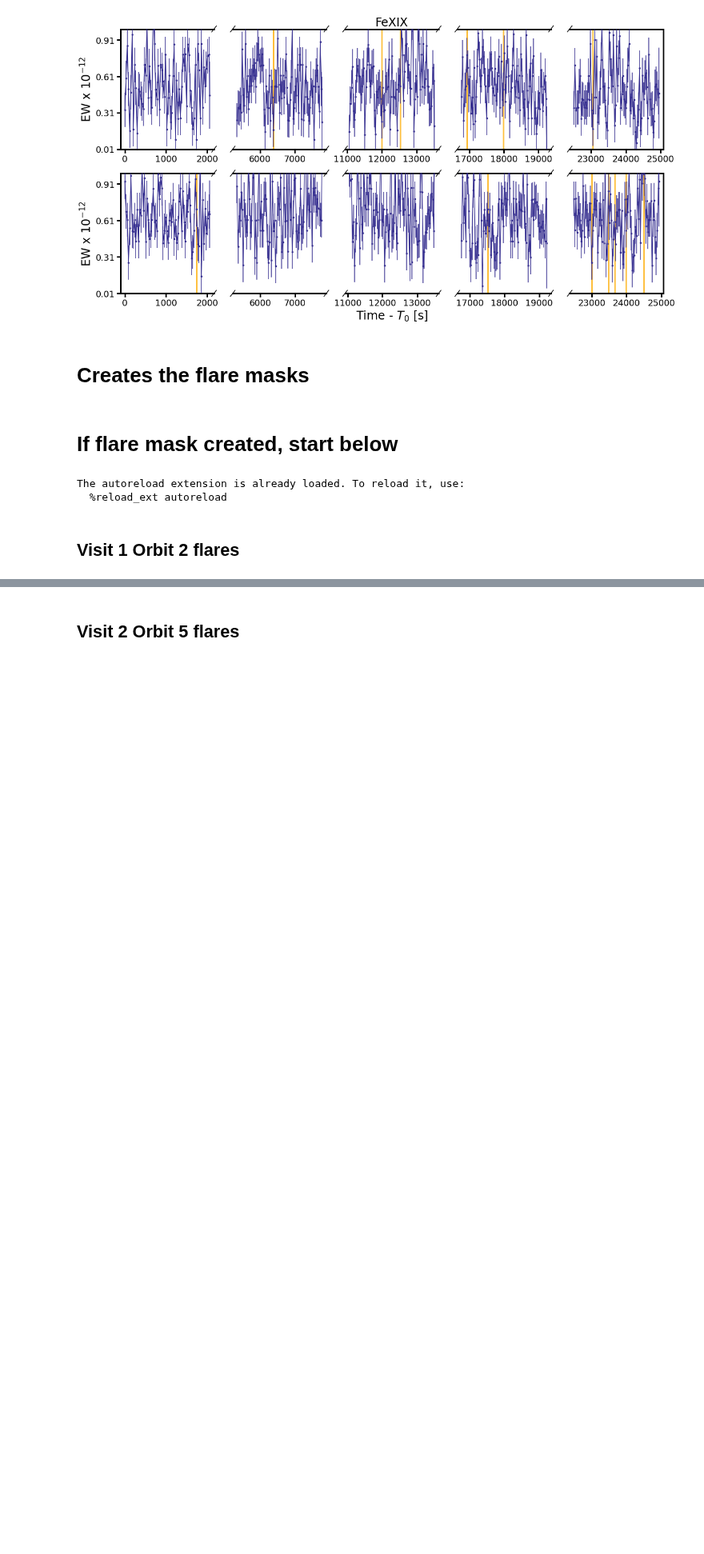
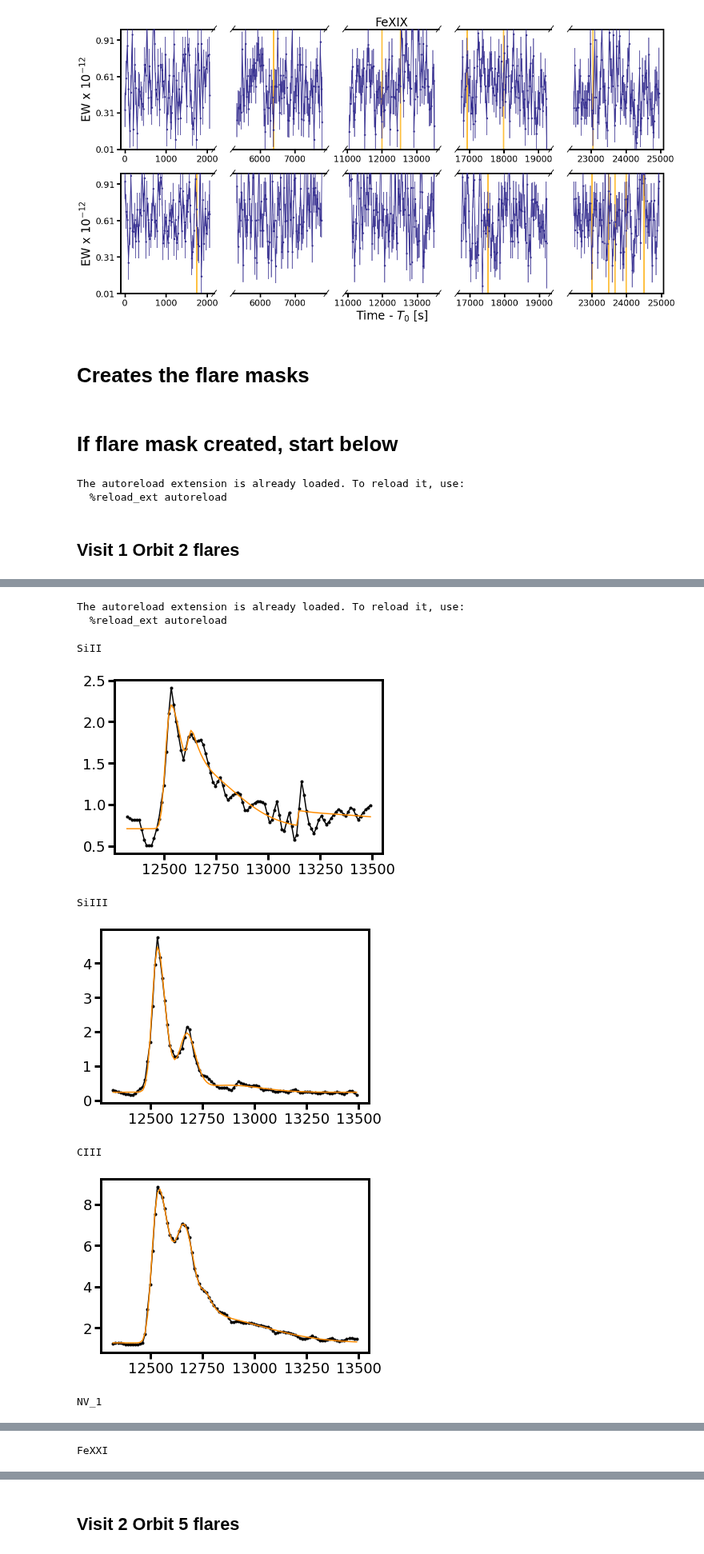
Before and after one commit to afeinstein20/cos_flares, a Jupyter notebook: notebooks/flare_analysis.ipynb, the cells around one changed output, grey strips where cells are left out. Shown at 80% size. Cells and saved outputs as stored; diff of their text form; code cells hidden in the pictures; blank space fills up the shorter version.

```diff
--- a/notebooks/flare_analysis.ipynb
+++ b/notebooks/flare_analysis.ipynb
@@ -406,0 +408,60 @@ FeXXI
+# %%
+%load_ext autoreload
+%autoreload 2
+sys.path.append('/Users/arcticfox/Documents/GitHub/cos_flares/src/')
+from utils import *
+from cos_flares import FlaresWithCOS
+# %% [output]
+The autoreload extension is already loaded. To reload it, use:
+  %reload_ext autoreload
+# %%
+fmodels = []
+
+mask = f_int[2] > 0
+tmp1 = []
+
+for ion in ions:
+    print(ion)
+
+    upsample = np.linspace(fwc.time[mask].min(), fwc.time[mask].max(), 100)
+
+    if ion !='CIII':
+        finterp = interp1d(fwc.time[mask], fwc.width_table[ion][mask]/1e-12)
+        einterp = interp1d(fwc.time[mask], fwc.error_table[ion][mask]/1e-12)
+    else:
+        finterp = interp1d(fwc.time[mask], fwc.width_table[ion][mask]/1e-11)
+        einterp = interp1d(fwc.time[mask], fwc.error_table[ion][mask]/1e-11)
+
+    plt.plot(upsample,
+             finterp(upsample),
+             marker='.', color='k')
+
+    t0, amp = multi_peaks(fwc.time[mask], fwc.width_table[ion][mask])
+    rise, decay = [10,10,10],[50,50,50]
+
+
+    if ion == 'SiIII' or ion == 'CIII' or ion=='SiII' or ion=='NV_1':
+        out = fwc.fit_flare(ion=ion, mask=mask, model='skewed gaussian',
+                            eta=t0, omega=np.full(len(t0),150),
+                            alpha=np.full(len(t0),50),
+                            x=upsample.value, y=finterp(upsample),
+                            yerr=einterp(upsample))
+
+    else:
+        out = fwc.fit_flare(ion=ion, mask=mask, model='skewed gaussian',
+                            eta=np.full(2,t0[:1]), omega=[150,150], alpha=[50,50],
+                            x=upsample.value, y=finterp(upsample),
+                            yerr=einterp(upsample))
+    plt.plot(upsample, out[-1].best_fit, color='darkorange')
+    tmp1.append(out)
+    plt.show()
+
+fmodels.append(tmp1)
+# %% [output]
+SiII
+[figure, added]
+SiIII
+[figure, added]
+CIII
+[figure, added]
+NV_1
@@ -406,0 +469 @@ FeXXI
+FeXXI
```
Also changed, not shown: parts of 13 cells of this notebook, 3 other files.
